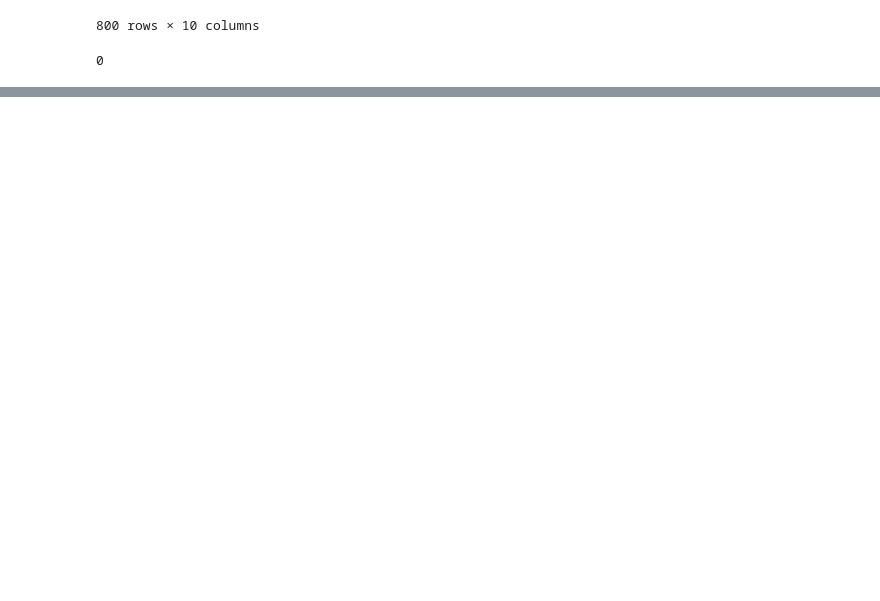
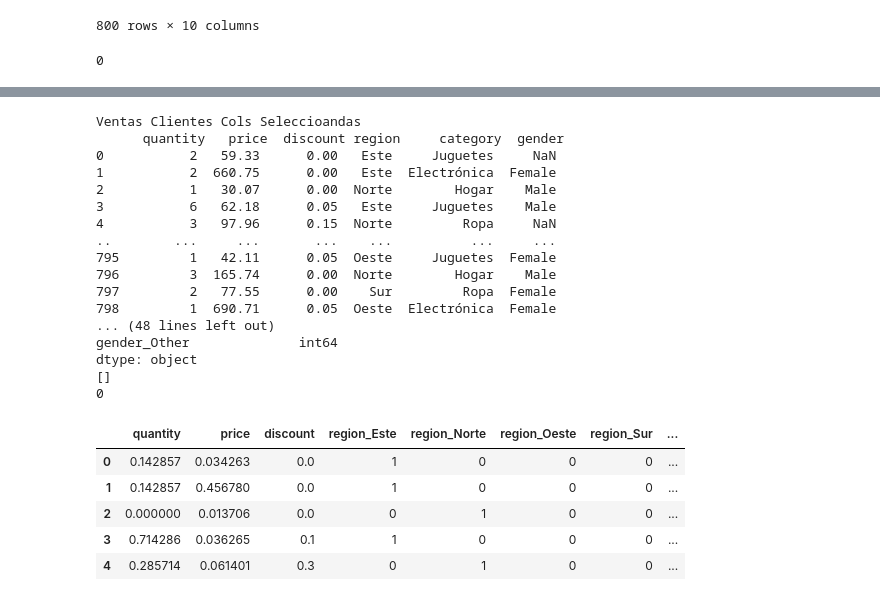
Before and after one commit to hammet05/UDIT.ProgrammingAI, a Jupyter notebook: clase03/notebooks/ejercicios_manipula_data_pandas.ipynb, the cells around one changed output, grey strips where cells are left out. Drawn from its saved outputs; the diff is of its cells as text; code cells hidden in the pictures; blank space fills up the shorter version.

```diff
--- a/clase03/notebooks/ejercicios_manipula_data_pandas.ipynb
+++ b/clase03/notebooks/ejercicios_manipula_data_pandas.ipynb
@@ -351,0 +518,55 @@ with pd.ExcelWriter("informe_corazon.xlsx") as writer:
+# %%
+# Preparación para IA
+
+# 1. Selecciona como features (`X`) las columnas: `quantity`, `price`, `discount`, `region`, `category`, `gender`.
+
+cols_X = ["quantity", "price", "discount", "region", "category", "gender"]
+X = merge_ventas_clientes[cols_X].copy()
+
+#    El target (`y`) será la columna `delivered`.
+y = merge_ventas_clientes["delivered"]
+print("\nVentas Clientes Cols Seleccioandas\n", X, "\nColumna Delivered\n", y)
+
+# 2. Aplica **One-Hot Encoding** a `region`, `category` y `gender`.
+X = pd.get_dummies(X, columns=["region", "category", "gender"], dtype=int)
+
+
+# 3. Escala las columnas numéricas (`quantity`, `price`, `discount`) con **MinMaxScaler**.
+num_cols = ["quantity", "price", "discount"]
+scaler = MinMaxScaler()
+
+X[num_cols] = scaler.fit_transform(X[num_cols])
+xp = X[num_cols]
+print("\nColumas Númericas\n",num_cols)
+print("\nColumas Escaladas\n",xp)
+
+# 4. Comprueba que el DataFrame final contiene únicamente **valores numéricos** listos para un modelo de Machine Learning.
+
+print(X.dtypes)
+print(X.select_dtypes(exclude="number").columns.tolist())   # debe salir []
+print(X.isna().sum().sum())                                  # debe ser 0
+display(X.head())
+# %% [output]
+Ventas Clientes Cols Seleccioandas
+      quantity   price  discount region     category  gender
+0           2   59.33      0.00   Este     Juguetes     NaN
+1           2  660.75      0.00   Este  Electrónica  Female
+2           1   30.07      0.00  Norte        Hogar    Male
+3           6   62.18      0.05   Este     Juguetes    Male
+4           3   97.96      0.15  Norte         Ropa     NaN
+..        ...     ...       ...    ...          ...     ...
+795         1   42.11      0.05  Oeste     Juguetes  Female
+796         3  165.74      0.00  Norte        Hogar    Male
+797         2   77.55      0.00    Sur         Ropa  Female
+798         1  690.71      0.05  Oeste  Electrónica  Female
+... (48 lines left out)
+gender_Other              int64
+dtype: object
+[]
+0
+|  | quantity | price | discount | region_Este | region_Norte | region_Oeste | region_Sur | ... |
+| 0 | 0.142857 | 0.034263 | 0.0 | 1 | 0 | 0 | 0 | ... |
+| 1 | 0.142857 | 0.456780 | 0.0 | 1 | 0 | 0 | 0 | ... |
+| 2 | 0.000000 | 0.013706 | 0.0 | 0 | 1 | 0 | 0 | ... |
+| 3 | 0.714286 | 0.036265 | 0.1 | 1 | 0 | 0 | 0 | ... |
+| 4 | 0.285714 | 0.061401 | 0.3 | 0 | 1 | 0 | 0 | ... |
```
Also changed, not shown: parts of 12 cells of this notebook, 2 other files.
